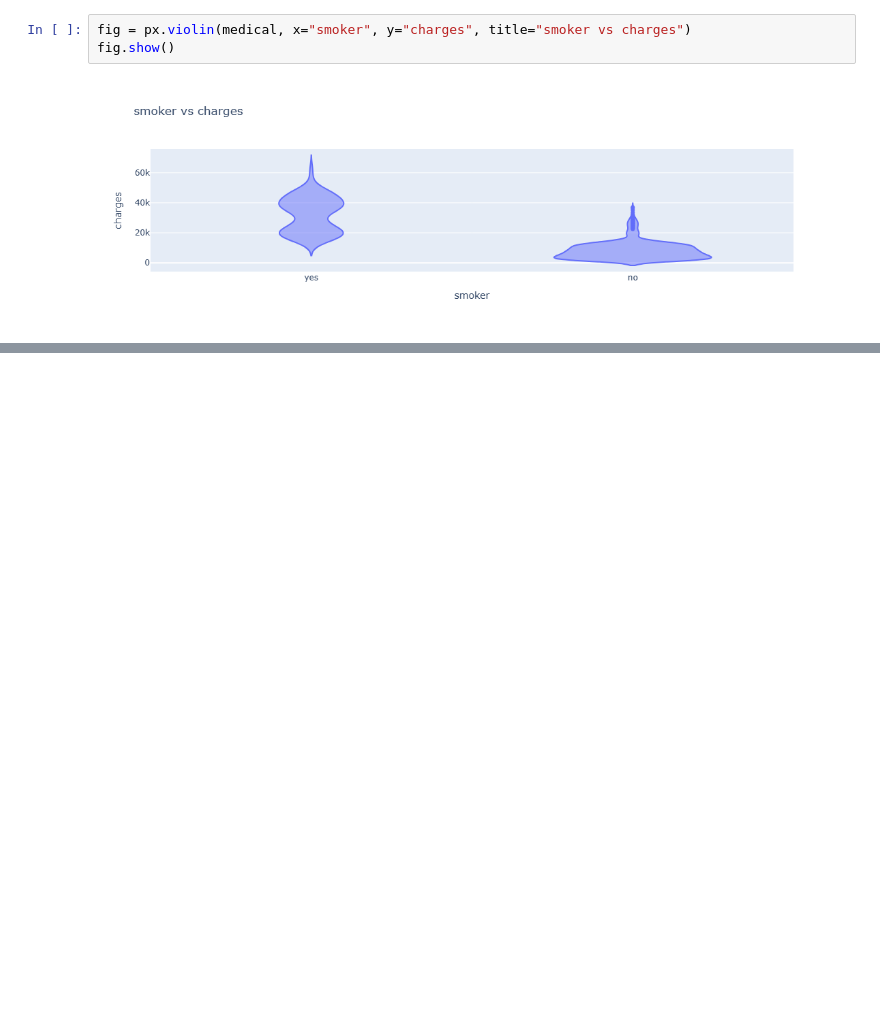
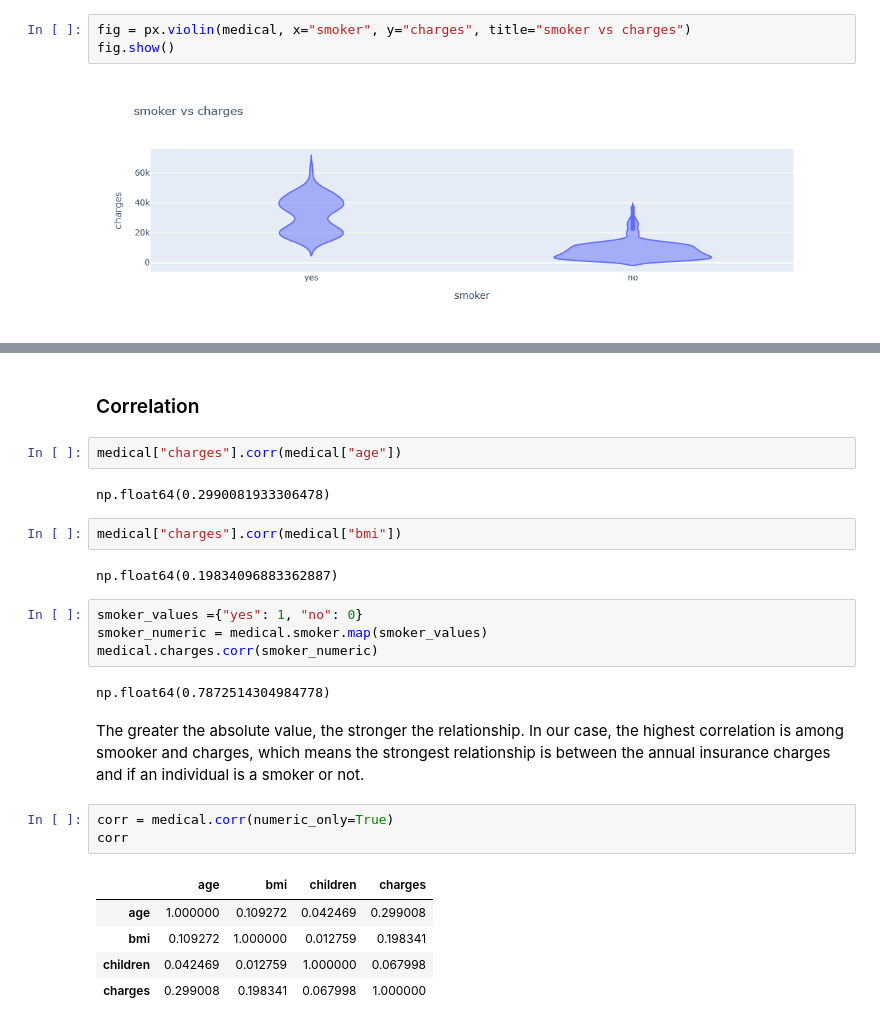
Before and after one commit to TheKryptonium/Machine-Learning-Journey, a Jupyter notebook: ML Algorithms and Scikit-learn/ML with Python and Scikit-Learn.ipynb, the cells around one changed output, grey strips where cells are left out. Saved outputs shown, nothing was run; the diff lists cells and outputs as text; blank space fills up the shorter version.

```diff
--- a/ML Algorithms and Scikit-learn/ML with Python and Scikit-Learn.ipynb
+++ b/ML Algorithms and Scikit-learn/ML with Python and Scikit-Learn.ipynb
@@ -189,0 +189,27 @@ fig.show()
+# %% [markdown]
+### Correlation
+# %%
+medical["charges"].corr(medical["age"])
+# %% [output]
+np.float64(0.2990081933306478)
+# %%
+medical["charges"].corr(medical["bmi"])
+# %% [output]
+np.float64(0.19834096883362887)
+# %%
+smoker_values ={"yes": 1, "no": 0}
+smoker_numeric = medical.smoker.map(smoker_values)
+medical.charges.corr(smoker_numeric)
+# %% [output]
+np.float64(0.7872514304984778)
+# %% [markdown]
+The greater the absolute value, the stronger the relationship. In our case, the highest correlation is among smooker and charges, which means the strongest relationship is between the annual insurance charges and if an individual is a smoker or not.
+# %%
+corr = medical.corr(numeric_only=True)
+corr
+# %% [output]
+|  | age | bmi | children | charges |
+| age | 1.000000 | 0.109272 | 0.042469 | 0.299008 |
+| bmi | 0.109272 | 1.000000 | 0.012759 | 0.198341 |
+| children | 0.042469 | 0.012759 | 1.000000 | 0.067998 |
+| charges | 0.299008 | 0.198341 | 0.067998 | 1.000000 |
```
Also changed, not shown: parts of 3 cells of this notebook.
